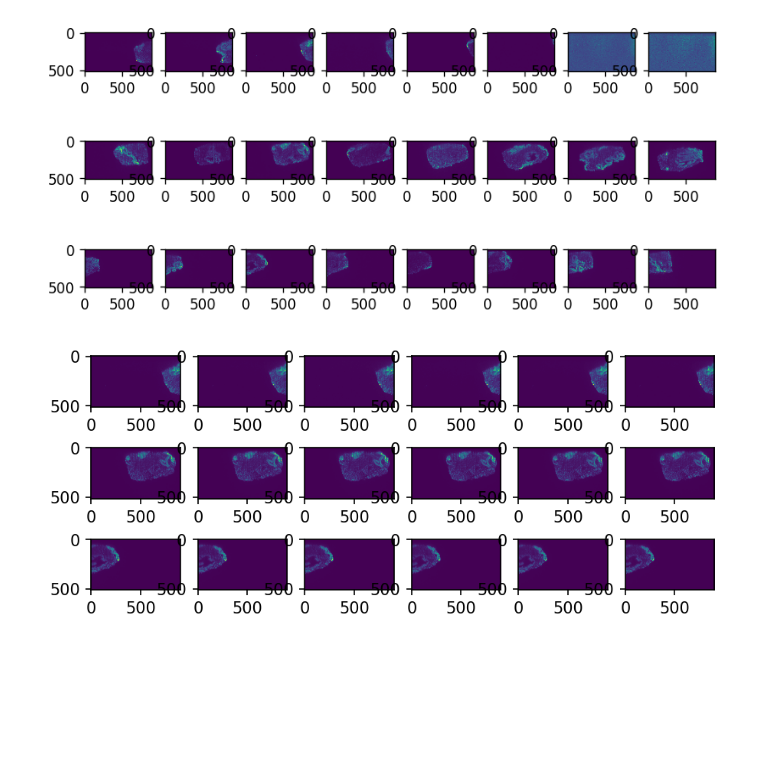
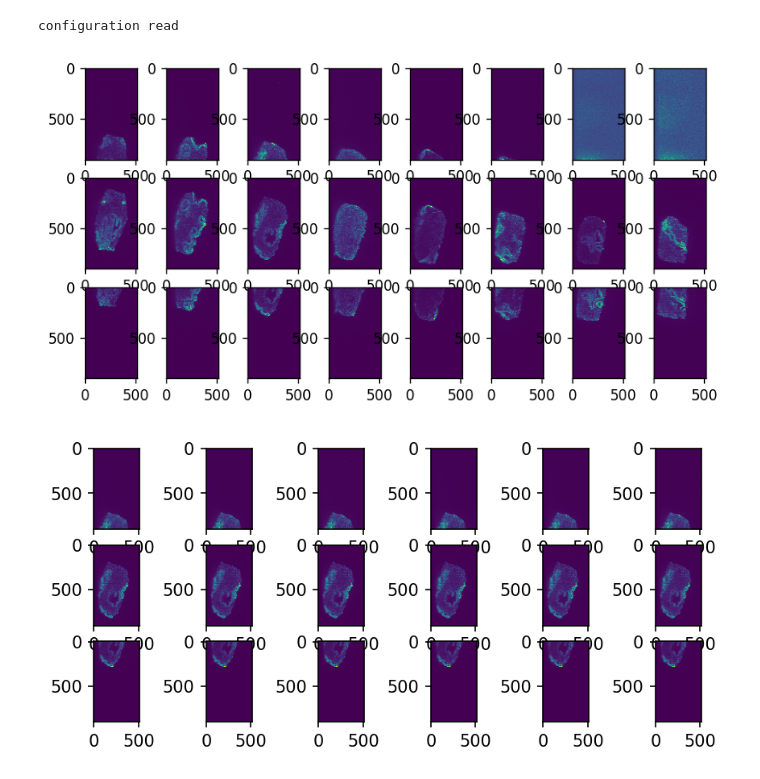
Before and after one commit to tpawlowski/alpenglow, a Jupyter notebook: notebooks/2018-01-09-s3-image-source-demo.ipynb, the cells around one changed output. Drawn from its saved outputs; the diff is of its cells as text; code cells hidden in the pictures; blank space fills up the shorter version.

Commit message:
fixed s3 and filesystem sources to handle swapped order of odd strips

```diff
--- a/notebooks/2018-01-09-s3-image-source-demo.ipynb
+++ b/notebooks/2018-01-09-s3-image-source-demo.ipynb
@@ -14,7 +14,13 @@ config_parser.sections()
 aws_access_key_id = config_parser.get('default', 'AWS_ACCESS_KEY_ID')
 aws_secret_access_key = config_parser.get('default', 'AWS_SECRET_ACCESS_KEY')
 
-image_source = S3ImageSource(path_format, stripe_ids, version_ids, aws_access_key_id, aws_secret_access_key, 'alpenglowoptics', 'https://s3.amazonaws.com')
+def image_mapping(stripe_id, version_id):
+    return (stripe_id, version_id if stripe_id % 2 == 0 else 1801 - version_id)
+
+image_source = S3ImageSource(path_format, stripe_ids, version_ids, aws_access_key_id, aws_secret_access_key, 'alpenglowoptics', 'https://s3.amazonaws.com', mapping=image_mapping)
+print("configuration read")
+# %% [output]
+configuration read
 # %%
 import matplotlib.pyplot as plt
 
@@ -28,18 +34,18 @@ for version_id in range(version_count):
         ax.imshow(image_source.get_image(stripe_id, version_id))
 plt.show()
 # %% [output]
-[figure, old version]
+[figure, new version]
 # %%
-image_source2 = S3ImageSource(path_format, [0, 1, 2], [500, 501, 502, 503, 504, 505], aws_access_key_id, aws_secret_access_key, 'alpenglowoptics', 'https://s3.amazonaws.com')
+image_source2 = S3ImageSource(path_format, [0, 1, 2], [500, 501, 502, 503, 504, 505], aws_access_key_id, aws_secret_access_key, 'alpenglowoptics', 'https://s3.amazonaws.com', mapping=image_mapping)
 fig2 = plt.figure(figsize=(7, 3), dpi=150)
 
 version_count = image_source2.version_count()
 stripe_count = image_source2.stripe_count()
 
 for version_id in range(version_count):
     for stripe_id in range(stripe_count):
         ax = fig2.add_subplot(stripe_count, version_count, 1 + version_id + version_count * stripe_id)
         ax.imshow(image_source2.get_image(stripe_id, version_id))
 plt.show()
 # %% [output]
-[figure, old version]
+[figure, new version]
```
Also changed, not shown: 3 other files.
